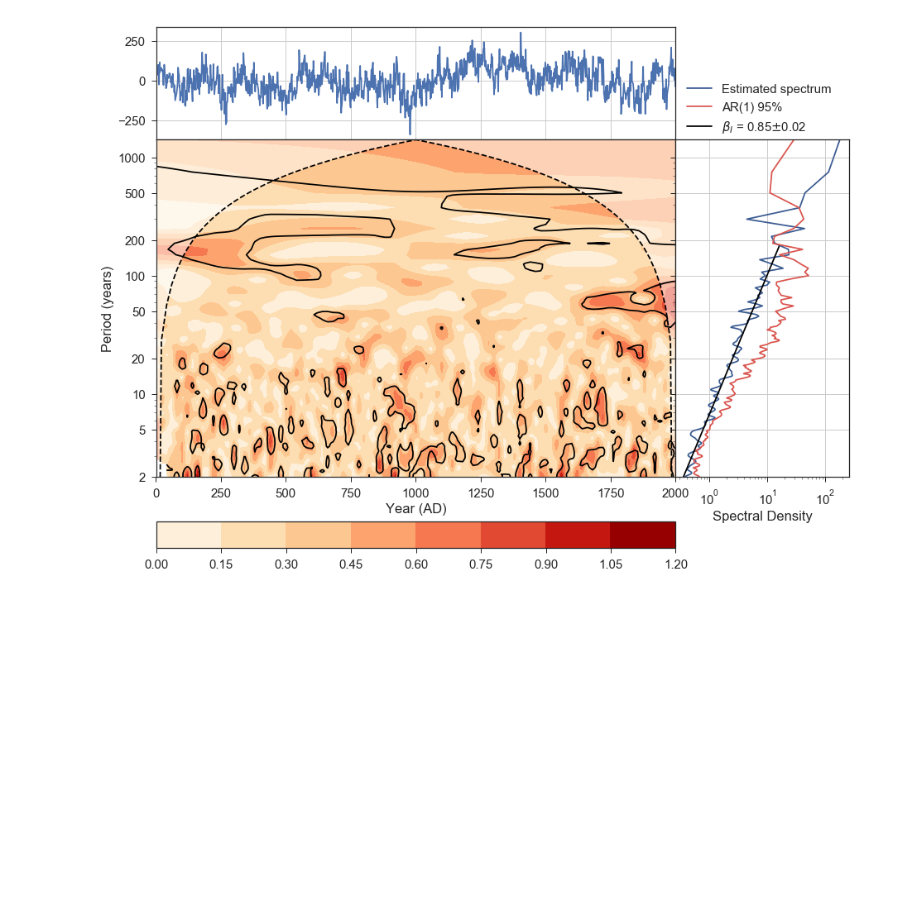
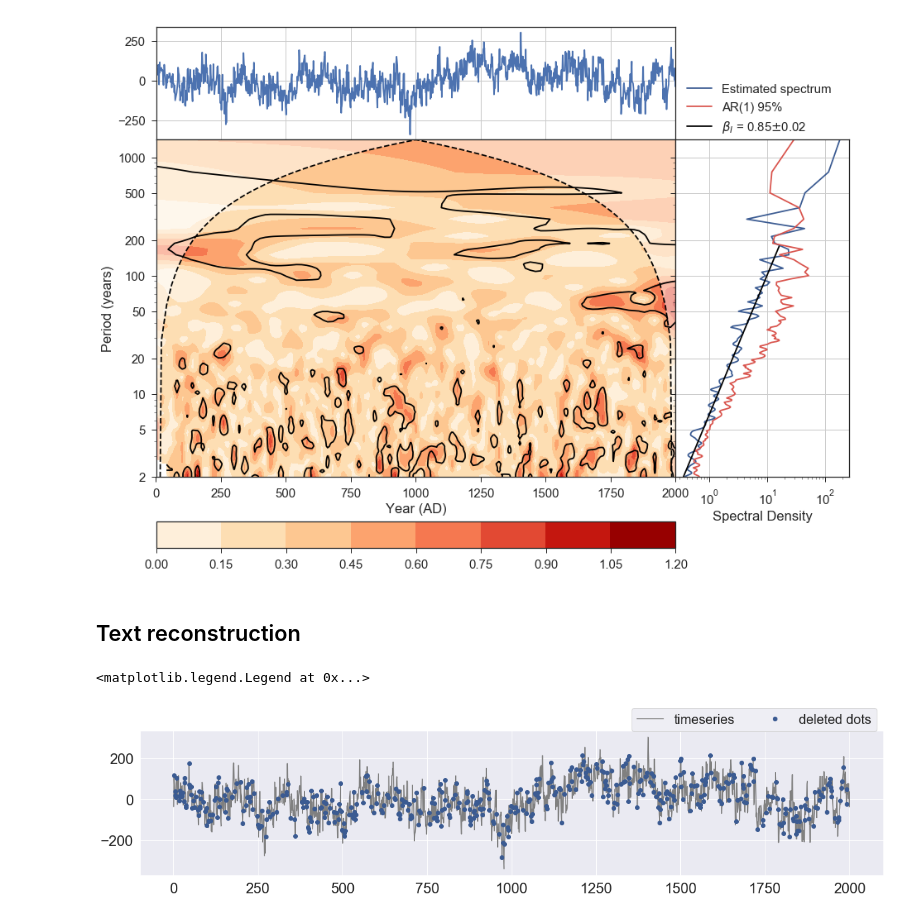
Before and after one commit to LinkedEarth/Pyleoclim_util, a Jupyter notebook: example_notebooks/WWZ_benchmark.ipynb, the cells around one changed output. Saved outputs shown, nothing was run; the diff lists cells and outputs as text; code cells hidden in the pictures; blank space fills up the shorter version.

```diff
--- a/example_notebooks/WWZ_benchmark.ipynb
+++ b/example_notebooks/WWZ_benchmark.ipynb
@@ -214,3 +214,25 @@ period_ticks = [2, 5, 10, 20, 50, 100, 200, 500, 1000]
 fig = Spectral.plot_summary(Xo_unevenly, to_unevenly, nMC=5, ts_style='-', tau=tau_unevenly, period_ticks=period_ticks, period_S=freq_range, period_L=None)
 # %% [output]
 [figure]
+# %% [markdown]
+## Text reconstruction
+# %%
+np.random.seed(2333)
+
+to_evenly = np.arange(1, 2001)
+Xo_evenly = gen_noise(1, to_evenly, m=np.size(to_evenly)/2)  # set such m so that no aliasing occurs
+
+n_del = 500  # delete 500 pts from 2000 pts
+deleted_idx = np.random.choice(range(np.size(to_evenly)), n_del, replace=False)
+
+to_unevenly =  np.delete(to_evenly, deleted_idx)
+Xo_unevenly =  np.delete(Xo_evenly, deleted_idx)
+
+sns.set(style="darkgrid", font_scale=2)
+plt.subplots(figsize=[20, 4])
+plt.plot(to_evenly, Xo_evenly, color='gray', label='timeseries')
+plt.plot(to_evenly[deleted_idx], Xo_evenly[deleted_idx], 'o', color=sns.xkcd_rgb['denim blue'], label='deleted dots')
+plt.legend(fontsize=20, bbox_to_anchor=(1, 1.2), loc='upper right', ncol=3)
+# %% [output]
+<matplotlib.legend.Legend at 0x...>
+[figure, added]
```
Also changed, not shown: 2 other files.
